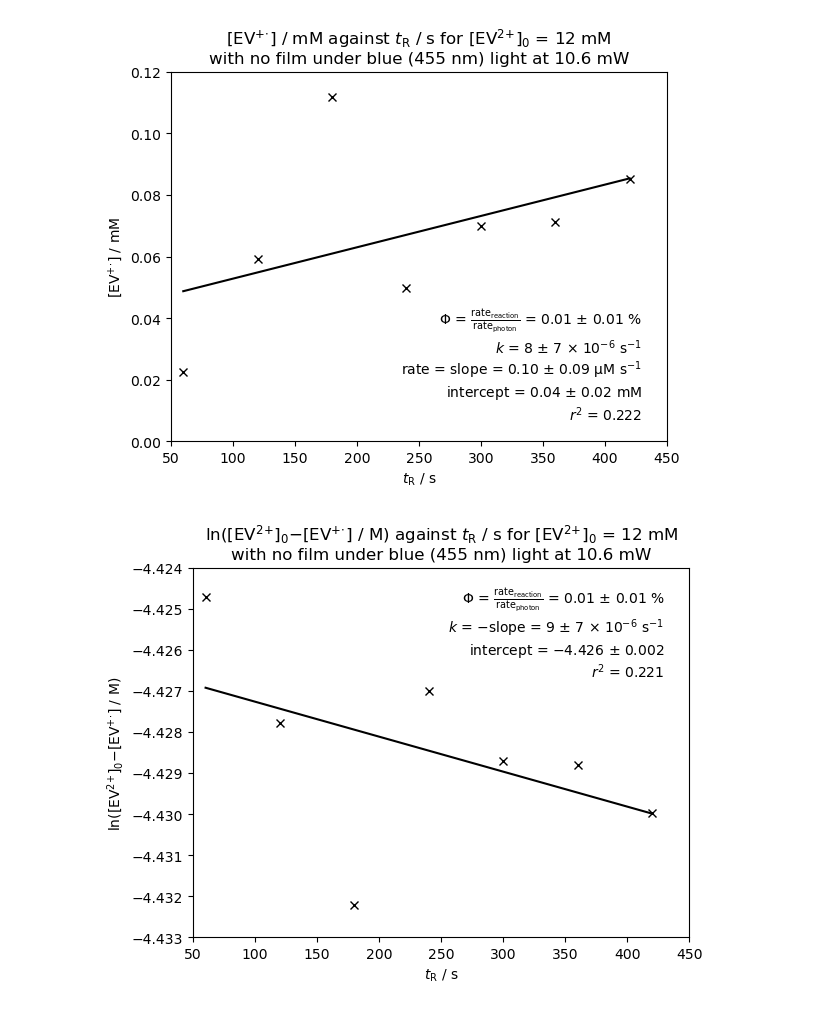
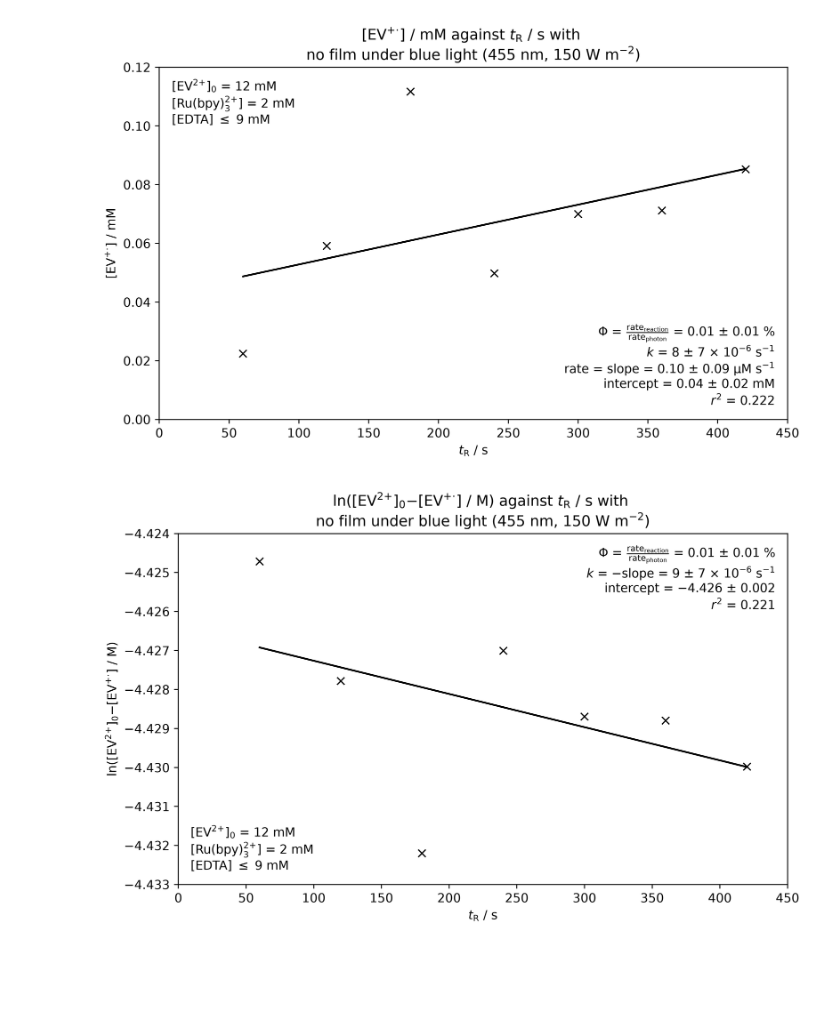
Before and after one commit to Cambridge-PAM/lsmr-photocatalysis, a Jupyter notebook: notebooks/rubpy/260703_flow_test_2x50ul_blue_rubpy_ev_edta.ipynb, the cells around one changed output. Cells and saved outputs as stored; diff of their text form; code cells hidden in the pictures; blank space fills up the shorter version.

```diff
--- a/notebooks/rubpy/260703_flow_test_2x50ul_blue_rubpy_ev_edta.ipynb
+++ b/notebooks/rubpy/260703_flow_test_2x50ul_blue_rubpy_ev_edta.ipynb
@@ -1,36 +1,38 @@
 # %%
-from flow import *
+from lsmr_photocatalysis import ContinuousFlow, FLOW_PARAMS, X
+import numpy as np
 
-# continuous flow with reaction in one 50 ul cell and uv-vis on another 50 ul cell
-# mixing due to turbulent flow in the connecting tubing results in EV+. decay, poor coorelation between tR and recorded absorbance
-# blue 455 nm irradiation at 10.6 mW
+"""
+Continuous flow with reaction/LED/film in one 50 ul reactor chamber and UV-Vis on a different 50 ul reactor chamber.
+Flow rate changes according to flow scheme at different time points to change residence time tR.
+Mixing due to turbulent flow in the connecting tubing results in EV+. decay, poor coorelation between tR and recorded absorbance.
 
-# V(Ru(bpy)3, 12.5 mM, buffer) = 240 ul
-# V(EV, 25 mM, buffer) = 720 ul
-# V(EDTA, saturated, buffer) = 540 ul
+V([Ru(bpy)3]2+, 12.5 mM, pH 6 buffer) = 240 ul (2 mM),
+V(EV2+, 25 mM, pH 6 buffer) = 720 ul (12 mM),
+V(EDTA, <25 mM saturated, pH 6 buffer) = 540 ul (<9 mM).
+"""
 
-data = f'./results/260703_Rubpy_EV_EDTA_Flow/'
+data = '260703_Rubpy_EV_EDTA_Flow' # data folder name
+
+tRs = np.arange(60, 7*60+1, 60) # residence times in s for 1-7 min in 1 min intervals
+points = ContinuousFlow.recpoints(tRs, *FLOW_PARAMS['2x50ul']) # time points in s to record absorbances
 start = "14-01-00-000" # recorded start time
 
-x = 'Eold'
+c0 = 12e-3 # initial EV2+ concentration
+details = f'{X['RU']} = 2 mM\n[EDTA] $\\leq$ 9 mM' # concentrations of other reagents
+
+x = 'EVrubpy2x50ul'
 film = 'no'
 light = 'blue'
 wavelength = 455e-9 # m
 power = 10.6e-3 # W
 
-vrxn = 50 # reaction volume under light in ul
-vfull = 115 # full cell volume in ul
-tbuffer = 30 # time in s after the solution fully fills the cell before recording
-
-tRs = [tR*60 for tR in range(1, 8)] # residence times in s for 1-7 min in 1 min intervals
-points = recpoints(tRs, tbuffer, vrxn, vfull) # time points in s to record absorbances
-c0 = solprop(cstock=25e-3, valiquot=720e-6, vsol=1.5e-3) # initial XV2+ concentration
-
-concvstimeplot(data, tRs, points, start, c0, x, film, light, wavelength, power)
-lncvstimeplot(data, tRs, points, start, c0, x, film, light, wavelength, power)
-detectorconcplot(data, points, start, c0, x, film, light, wavelength, power)
-detectorspectrumplot(data, points, start, c0, x, film, light, wavelength, power)
-spectrumvstimeplot(data, tRs, points, start, c0, x, film, light, wavelength, power)
+expt = ContinuousFlow(data, tRs, points, start, c0, details, x, film, light, wavelength, power, correction=False)
+expt.concvstimeplot()
+expt.concvstimeplot(ln=True)
+expt.detectorconcplot()
+expt.detectorspectrumplot()
+expt.spectrumvstimeplot()
 # %% [output]
-[figure, old version]
+[figure, new version]
-[figure, old version]
+[figure, new version]
```
Also changed, not shown: parts of 1 cell of this notebook.
